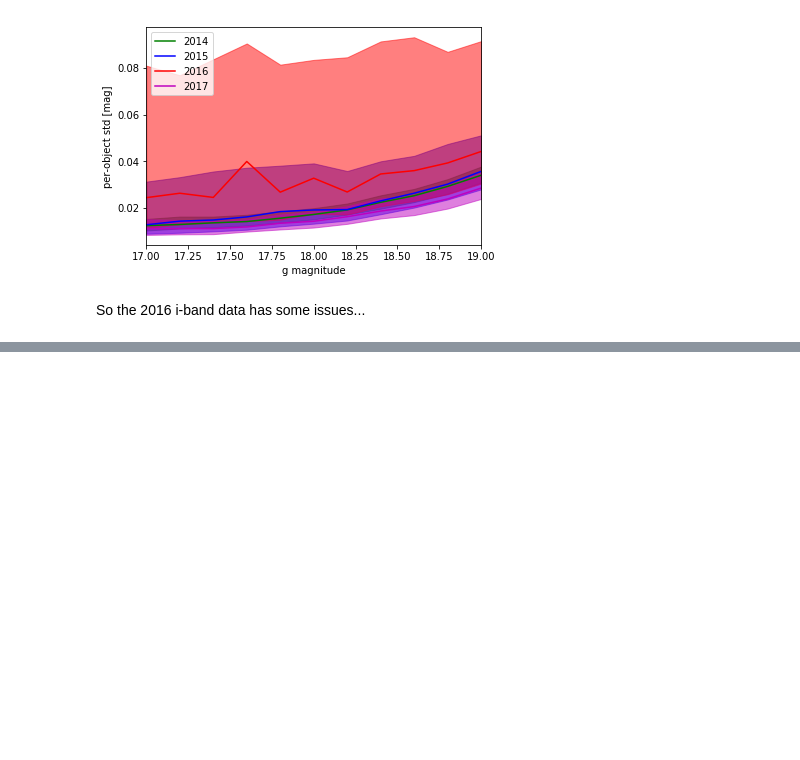
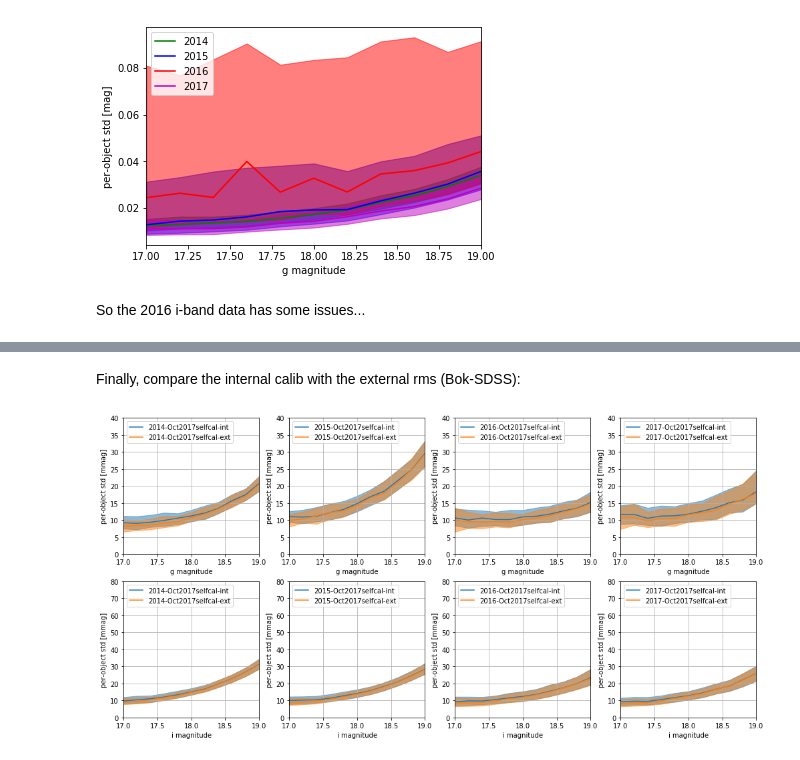
Before and after one commit to imcgreer/idmrm, a Jupyter notebook: notebooks/BokPhotAnalysis.ipynb, the cells around one changed output, grey strips where cells are left out. Saved outputs shown, nothing was run; the diff lists cells and outputs as text; code cells hidden in the pictures; blank space fills up the shorter version.

```diff
--- a/notebooks/BokPhotAnalysis.ipynb
+++ b/notebooks/BokPhotAnalysis.ipynb
@@ -292,0 +360,20 @@ So the 2016 i-band data has some issues...
+# %% [markdown]
+Finally, compare the internal calib with the external rms (Bok-SDSS):
+# %%
+figure(figsize=(14,7))
+subplots_adjust(0.05,0.1,0.99,0.99,0.22)
+pnum = 1
+for b in 'gi':
+    for season in ['2014','2015','2016','2017']:
+        ax = subplot(2,4,pnum)
+        plot_compare_scatters([oct17selfcal.get(season,b),oct17selfcal.get(season,b)],
+                              [season+'-Oct2017selfcal-int',season+'-Oct2017selfcal-ext'],
+                              ['C0','C1'],filt=b,ax=ax,units='mmag',sfx=['','Ext'])
+        if b=='g':
+            ax.set_ylim(0,40)
+        else:
+            ax.set_ylim(0,80)
+        ax.grid()
+        pnum += 1
+# %% [output]
+[figure, added]
```
Also changed, not shown: parts of 9 cells of this notebook.
